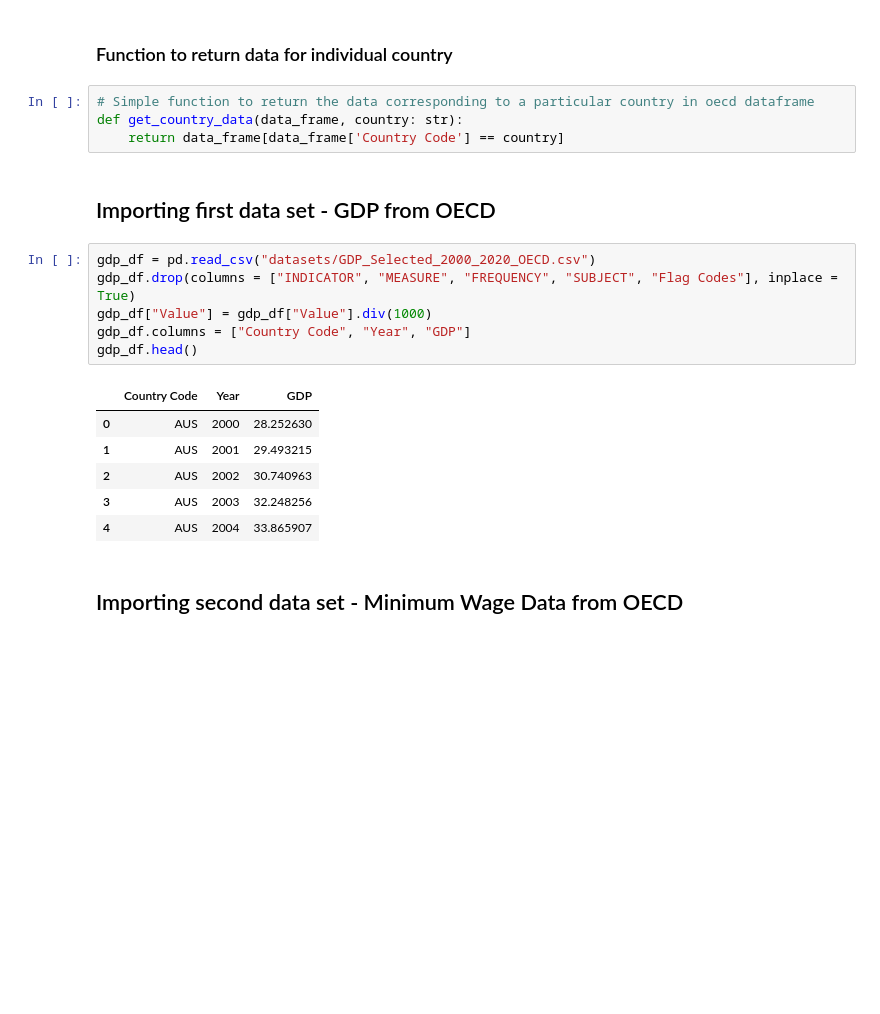
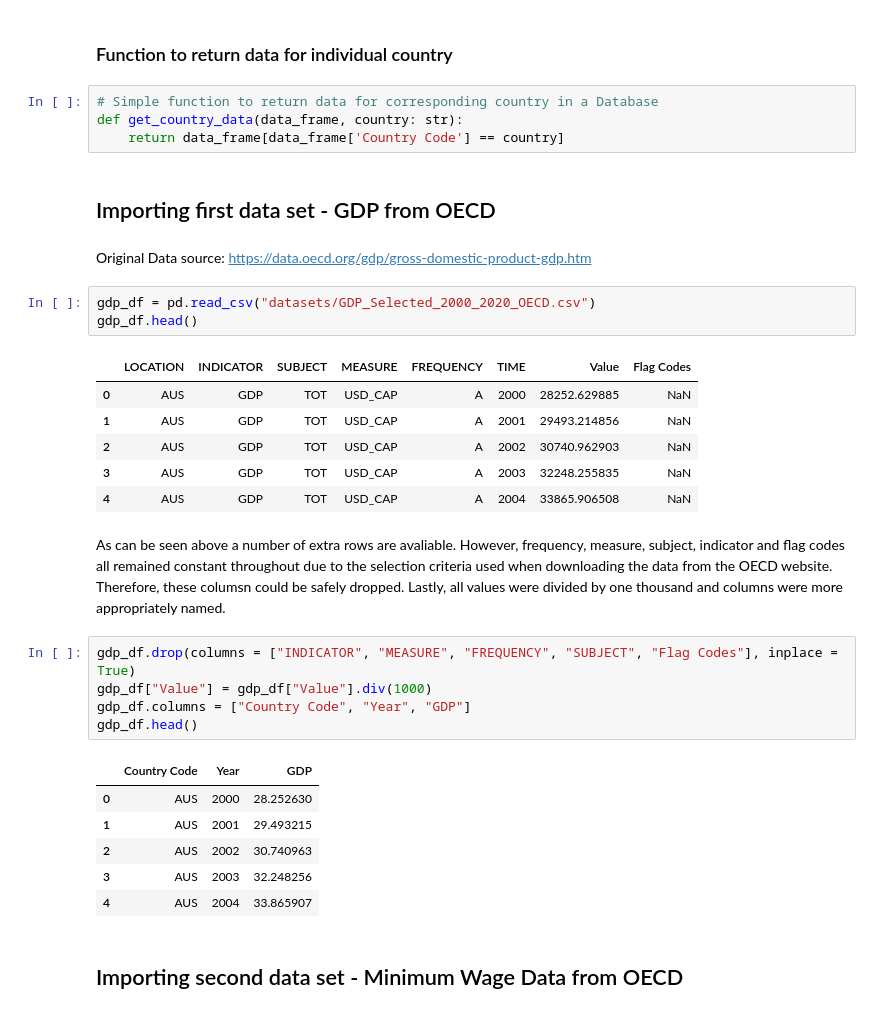
Before and after one commit to bradenbale/SYSC4906-Project, a Jupyter notebook: MinimumWageAndGDP.ipynb, the cells around one changed output. Saved outputs shown, nothing was run; the diff lists cells and outputs as text; blank space fills up the shorter version.

```diff
--- a/MinimumWageAndGDP.ipynb
+++ b/MinimumWageAndGDP.ipynb
@@ -8,13 +8,26 @@ import matplotlib.pyplot as plot
 # %% [markdown]
 ### Function to return data for individual country
 # %%
-# Simple function to return the data corresponding to a particular country in oecd dataframe
+# Simple function to return data for corresponding country in a Database
 def get_country_data(data_frame, country: str):
     return data_frame[data_frame['Country Code'] == country]
 # %% [markdown]
 ## Importing first data set - GDP from OECD
+# %% [markdown]
+Original Data source: https://data.oecd.org/gdp/gross-domestic-product-gdp.htm
+# %%
+gdp_df = pd.read_csv("datasets/GDP_Selected_2000_2020_OECD.csv")
+gdp_df.head()
+# %% [output]
+|  | LOCATION | INDICATOR | SUBJECT | MEASURE | FREQUENCY | TIME | Value | Flag Codes |
+| 0 | AUS | GDP | TOT | USD_CAP | A | 2000 | 28252.629885 | NaN |
+| 1 | AUS | GDP | TOT | USD_CAP | A | 2001 | 29493.214856 | NaN |
+| 2 | AUS | GDP | TOT | USD_CAP | A | 2002 | 30740.962903 | NaN |
+| 3 | AUS | GDP | TOT | USD_CAP | A | 2003 | 32248.255835 | NaN |
+| 4 | AUS | GDP | TOT | USD_CAP | A | 2004 | 33865.906508 | NaN |
+# %% [markdown]
+As can be seen above a number of extra rows are avaliable. However, frequency, measure, subject, indicator and flag codes all remained constant throughout due to the selection criteria used when downloading the data from the OECD website. Therefore, these columsn could be safely dropped. Lastly, all values were divided by one thousand and columns were more appropriately named.
 # %%
-gdp_df = pd.read_csv("datasets/GDP_Selected_2000_2020_OECD.csv")
 gdp_df.drop(columns = ["INDICATOR", "MEASURE", "FREQUENCY", "SUBJECT", "Flag Codes"], inplace = True)
 gdp_df["Value"] = gdp_df["Value"].div(1000)
 gdp_df.columns = ["Country Code", "Year", "GDP"]
```
Also changed, not shown: parts of 17 cells of this notebook.
